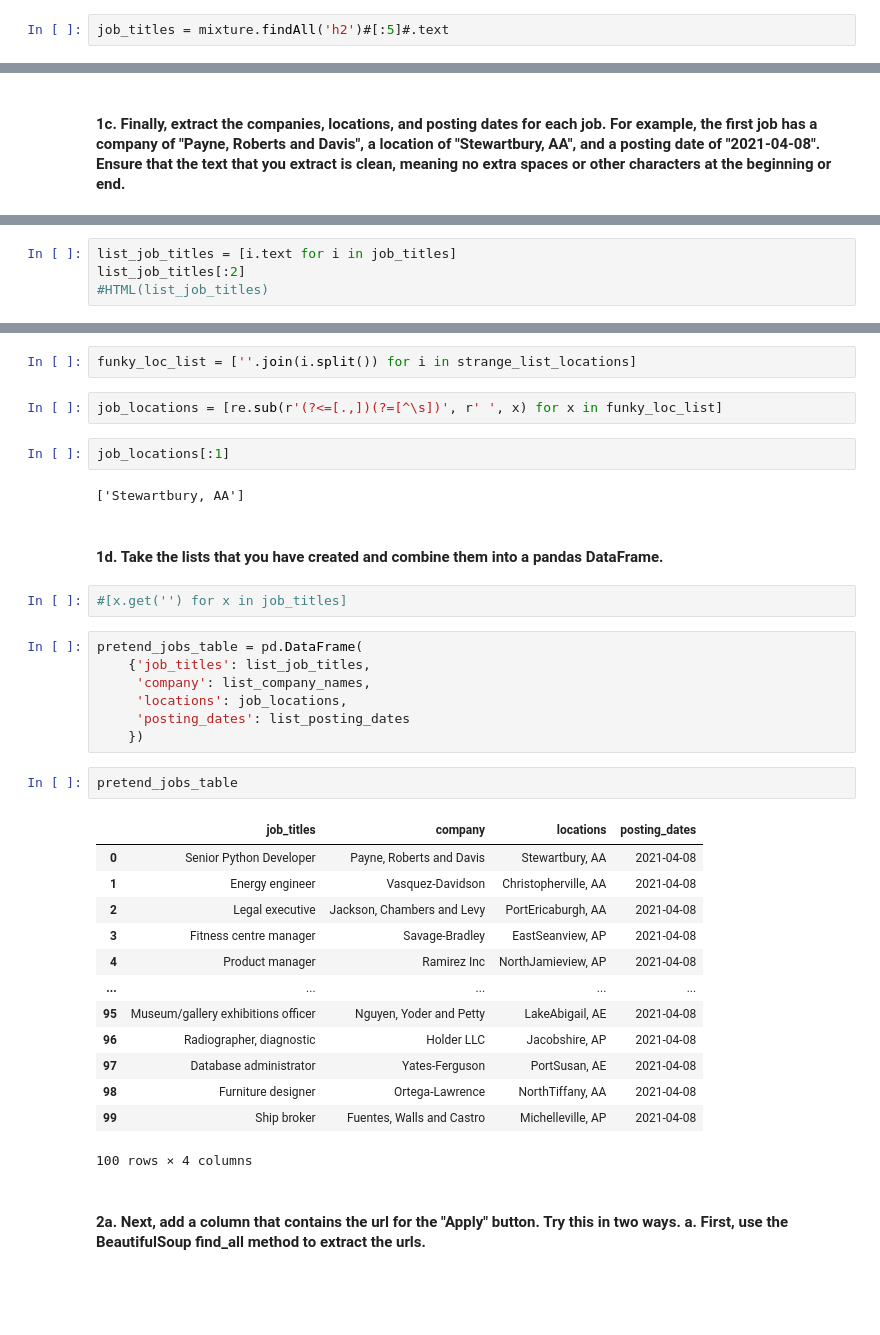
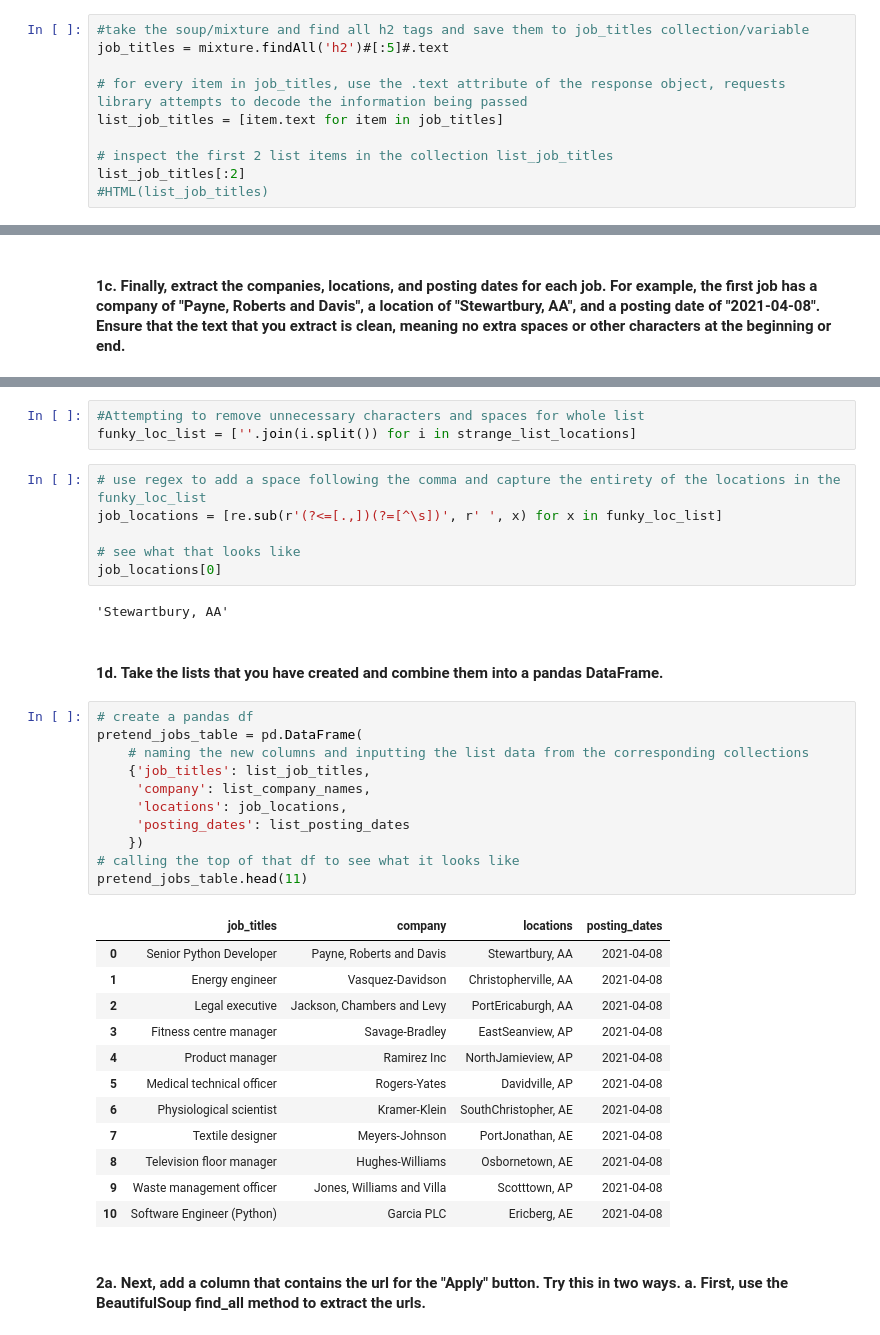
Before and after one commit to nss-data-science-cohort-9/webscraping-catdgomez, a Jupyter notebook: notebooks/my_webscraping.ipynb, the cells around one changed output, grey strips where cells are left out. Saved outputs shown, nothing was run; the diff lists cells and outputs as text; blank space fills up the shorter version.

```diff
--- a/notebooks/my_webscraping.ipynb
+++ b/notebooks/my_webscraping.ipynb
@@ -61,3 +64,11 @@ mixture.find('h2').text
 #### 1b. Now, use what you did for the first title, but extract the job title for all jobs on this page. Store the results in a list.
 # %%
+#take the soup/mixture and find all h2 tags and save them to job_titles collection/variable
 job_titles = mixture.findAll('h2')#[:5]#.text
+
+# for every item in job_titles, use the .text attribute of the response object, requests library attempts to decode the information being passed
+list_job_titles = [item.text for item in job_titles]
+
+# inspect the first 2 list items in the collection list_job_titles
+list_job_titles[:2]
+#HTML(list_job_titles)
@@ -72,4 +78,0 @@ job_titles[0].text
-# %%
-list_job_titles = [i.text for i in job_titles]
-list_job_titles[:2]
-#HTML(list_job_titles)
@@ -125,37 +138,39 @@ strange_list_locations[:2]
 # %%
+#Attempting to remove unnecessary characters and spaces for whole list
 funky_loc_list = [''.join(i.split()) for i in strange_list_locations]
 # %%
+# use regex to add a space following the comma and capture the entirety of the locations in the funky_loc_list
 job_locations = [re.sub(r'(?<=[.,])(?=[^\s])', r' ', x) for x in funky_loc_list]
+
+# see what that looks like
+job_locations[0]
+# %% [output]
+'Stewartbury, AA'
-# %%
-job_locations[:1]
-# %% [output]
-['Stewartbury, AA']
 # %% [markdown]
 #### 1d. Take the lists that you have created and combine them into a pandas DataFrame.
-# %%
-#[x.get('') for x in job_titles]
 # %%
+# create a pandas df
 pretend_jobs_table = pd.DataFrame(
+    # naming the new columns and inputting the list data from the corresponding collections
     {'job_titles': list_job_titles,
      'company': list_company_names,
      'locations': job_locations,
      'posting_dates': list_posting_dates
     })
+# calling the top of that df to see what it looks like
+pretend_jobs_table.head(11)
+# %% [output]
+|  | job_titles | company | locations | posting_dates |
+| 0 | Senior Python Developer | Payne, Roberts and Davis | Stewartbury, AA | 2021-04-08 |
+| 1 | Energy engineer | Vasquez-Davidson | Christopherville, AA | 2021-04-08 |
+| 2 | Legal executive | Jackson, Chambers and Levy | PortEricaburgh, AA | 2021-04-08 |
+| 3 | Fitness centre manager | Savage-Bradley | EastSeanview, AP | 2021-04-08 |
+| 4 | Product manager | Ramirez Inc | NorthJamieview, AP | 2021-04-08 |
+| 5 | Medical technical officer | Rogers-Yates | Davidville, AP | 2021-04-08 |
+| 6 | Physiological scientist | Kramer-Klein | SouthChristopher, AE | 2021-04-08 |
+| 7 | Textile designer | Meyers-Johnson | PortJonathan, AE | 2021-04-08 |
+| 8 | Television floor manager | Hughes-Williams | Osbornetown, AE | 2021-04-08 |
+| 9 | Waste management officer | Jones, Williams and Villa | Scotttown, AP | 2021-04-08 |
+| 10 | Software Engineer (Python) | Garcia PLC | Ericberg, AE | 2021-04-08 |
-# %%
-pretend_jobs_table
-# %% [output]
-|  | job_titles | company | locations | posting_dates |
-| 0 | Senior Python Developer | Payne, Roberts and Davis | Stewartbury, AA | 2021-04-08 |
-| 1 | Energy engineer | Vasquez-Davidson | Christopherville, AA | 2021-04-08 |
-| 2 | Legal executive | Jackson, Chambers and Levy | PortEricaburgh, AA | 2021-04-08 |
-| 3 | Fitness centre manager | Savage-Bradley | EastSeanview, AP | 2021-04-08 |
-| 4 | Product manager | Ramirez Inc | NorthJamieview, AP | 2021-04-08 |
-| ... | ... | ... | ... | ... |
-| 95 | Museum/gallery exhibitions officer | Nguyen, Yoder and Petty | LakeAbigail, AE | 2021-04-08 |
-| 96 | Radiographer, diagnostic | Holder LLC | Jacobshire, AP | 2021-04-08 |
-| 97 | Database administrator | Yates-Ferguson | PortSusan, AE | 2021-04-08 |
-| 98 | Furniture designer | Ortega-Lawrence | NorthTiffany, AA | 2021-04-08 |
-| 99 | Ship broker | Fuentes, Walls and Castro | Michelleville, AP | 2021-04-08 |
-100 rows × 4 columns
 # %% [markdown]
 #### 2a. Next, add a column that contains the url for the "Apply" button. Try this in two ways.  a. First, use the BeautifulSoup find_all method to extract the urls.
```
Also changed, not shown: parts of 46 cells of this notebook, 1 other file.
